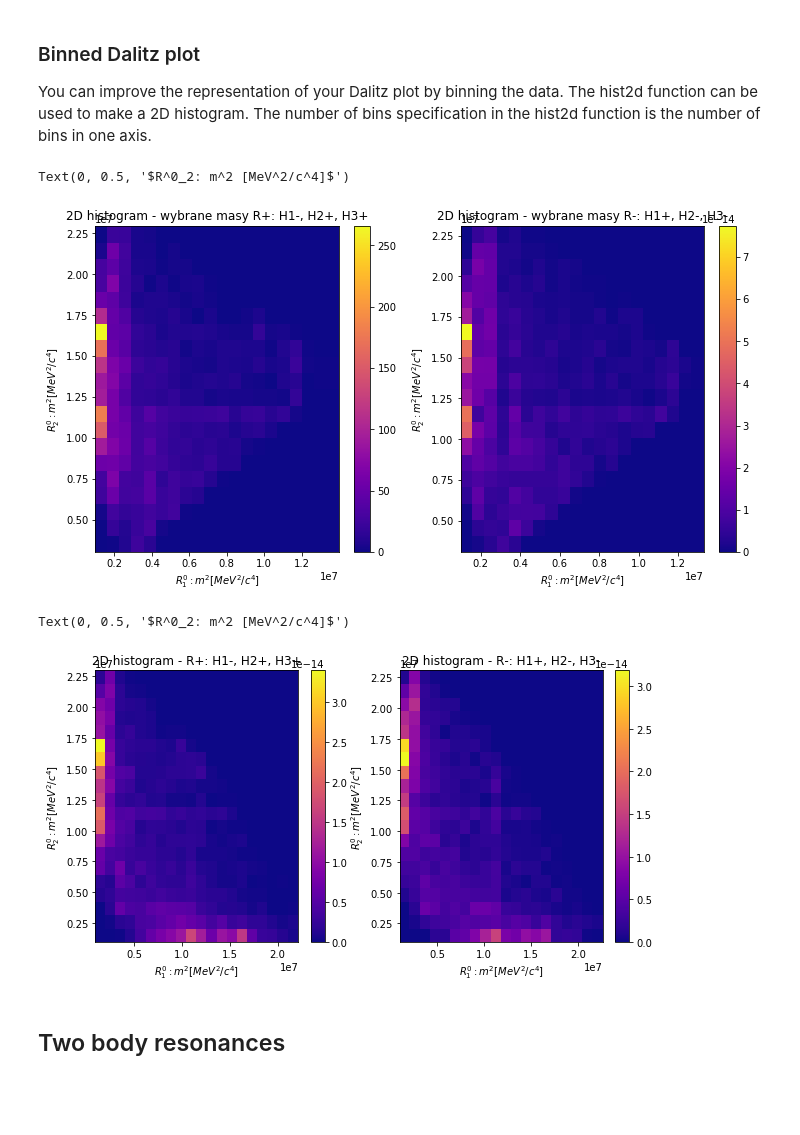
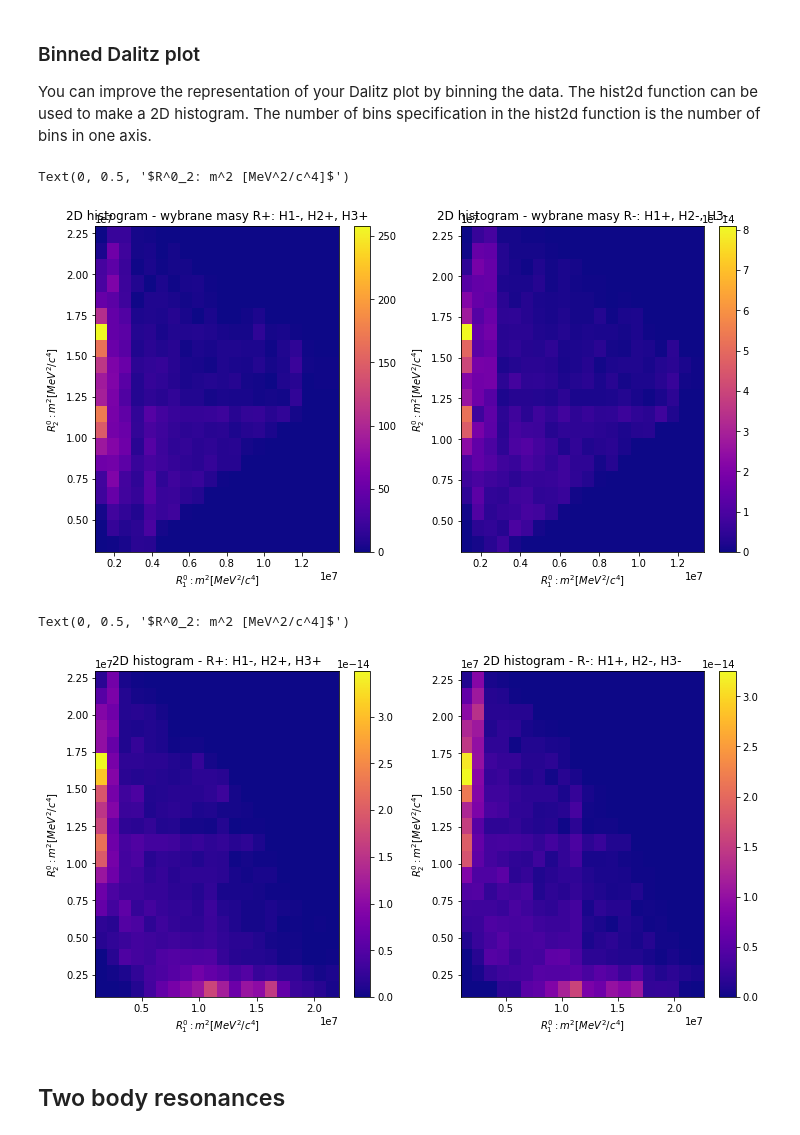
Before and after one commit to JTMalczewski/opendata-project-master, a Jupyter notebook: LHCb_Open_Data_Project.ipynb, the cells around one changed output. Drawn from its saved outputs; the diff is of its cells as text; code cells hidden in the pictures; blank space fills up the shorter version.

```diff
--- a/LHCb_Open_Data_Project.ipynb
+++ b/LHCb_Open_Data_Project.ipynb
@@ -583,6 +583,38 @@ for i in range(2):
         R_masses_true.append(calcualteRMass(decay[i], decay_H[i][j][0], decay_H[i][j][1]))
 # %% [output]
 <Figure size 720x720 with 0 Axes>
+# %%
+
+new = []
+for i in range(4):
+    temp = []
+    for j in list(R_masses_true[i]):
+        temp.append(j)
+    new.append(temp)
+
+new = pd.DataFrame(new).T
+
+D0_bottom = 1850
+D0_top = 1880
+
+new_0 = set(new[0][(new[0]>D0_bottom) & (new[0]<D0_top)].index)
+new_1 = new[1][(new[1]>D0_bottom) & (new[1]<D0_top)].index
+new_2 = new[2][(new[2]>D0_bottom) & (new[2]<D0_top)].index
+new_3 = new[3][(new[3]>D0_bottom) & (new[3]<D0_top)].index
+
+for i in new_1:
+    new_0.add(i)
+for i in new_2:
+    new_0.add(i)
+for i in new_3:
+    new_0.add(i)
+
+to_drop = list(new_0)
+
+new = new.drop(to_drop)
+
+for i in range(4):
+    R_masses_true[i] = new[i].dropna()
 # %%
 plt.figure(figsize=(10,5))
 plt.subplot(1,2,1)
@@ -692,26 +724,26 @@ plt.xlabel('$R^0_1: m^2 [MeV^2/c^4]$')
 plt.ylabel('$R^0_2: m^2 [MeV^2/c^4]$')
 # %% [output]
 Text(0, 0.5, '$R^0_2: m^2 [MeV^2/c^4]$')
-[figure, old version]
+[figure, new version]
 # %%
-plt.figure(figsize=(10,5))
+plt.figure(figsize=(12,6))
 
 plt.subplot(1,2,1)
 plt.hist2d(R_masses_true[0]**2,R_masses_true[1]**2, bins=20,density=True, cmap = 'plasma')
 plt.colorbar()
 plt.xlabel('$R^0_1: m^2 [MeV^2/c^4]$')
 plt.ylabel('$R^0_2: m^2 [MeV^2/c^4]$')
 plt.title('2D histogram - ' + R[0])
 
 plt.subplot(1,2,2)
 plt.hist2d(R_masses_true[2]**2,R_masses_true[3]**2, bins=20,density=True, cmap = 'plasma')
 plt.colorbar()
 plt.title('2D histogram - '+ R[-1])
 plt.xlabel('$R^0_1: m^2 [MeV^2/c^4]$')
 plt.ylabel('$R^0_2: m^2 [MeV^2/c^4]$')
 # %% [output]
 Text(0, 0.5, '$R^0_2: m^2 [MeV^2/c^4]$')
-[figure, old version]
+[figure, new version]
 # %% [markdown]
 ## Two body resonances
 # %% [markdown]
```
Also changed, not shown: parts of 7 cells of this notebook.
